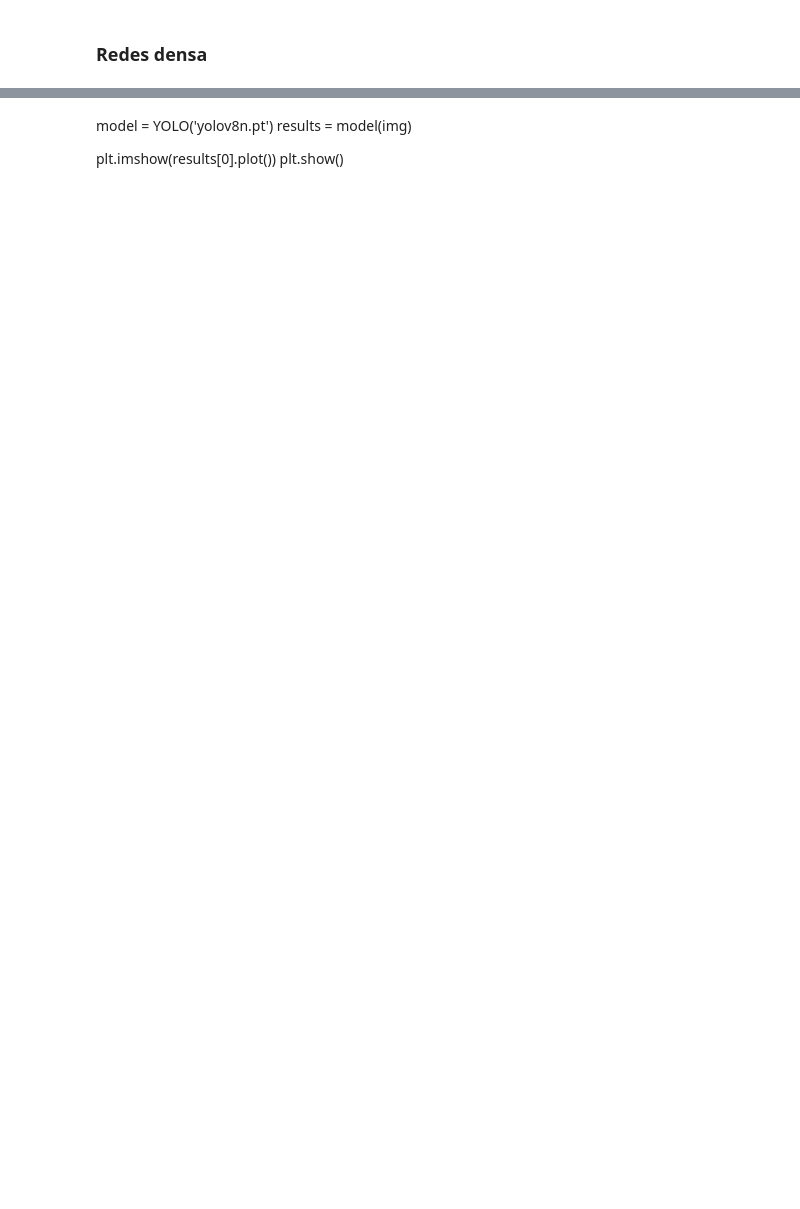
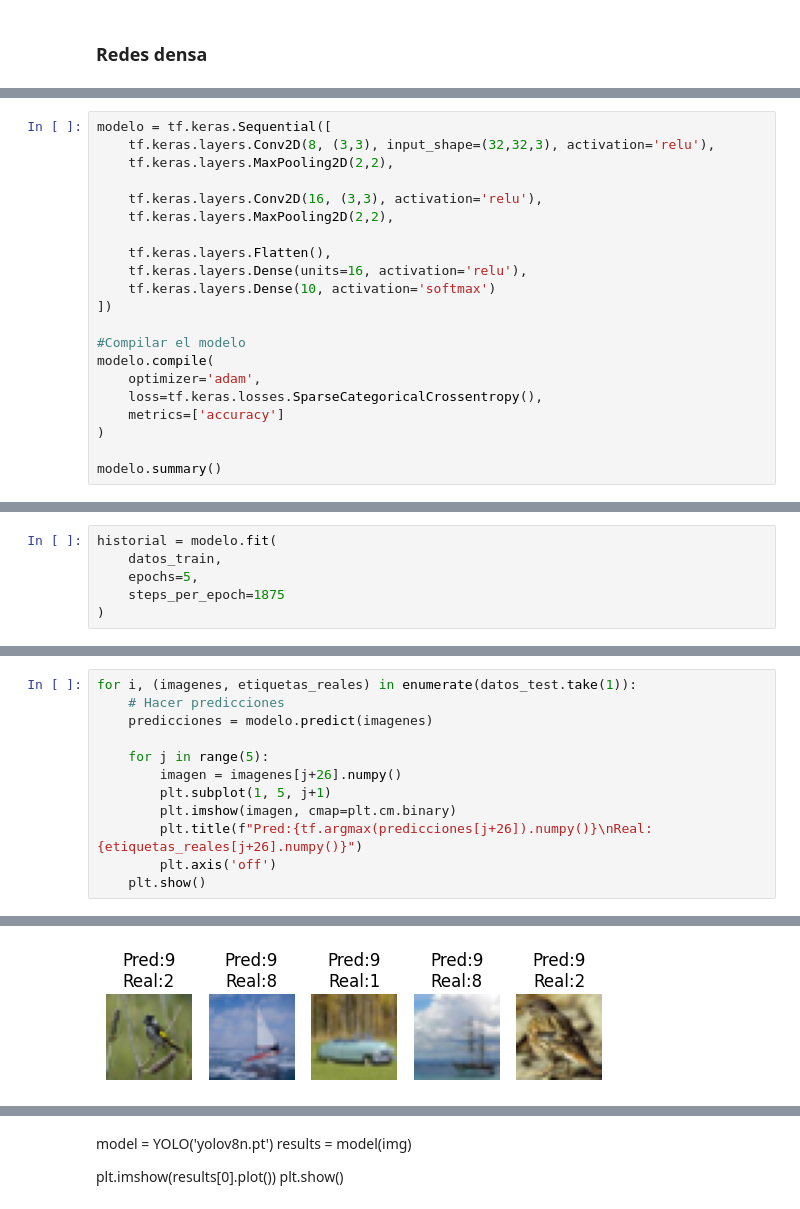
Before and after one commit to andres-merino/Minicurso-ProcesamientoImagenes, a Jupyter notebook: ProcesamientoImagenes.ipynb, the cells around one changed output, grey strips where cells are left out. Cells and saved outputs as stored; diff of their text form; blank space fills up the shorter version.

```diff
--- a/ProcesamientoImagenes.ipynb
+++ b/ProcesamientoImagenes.ipynb
@@ -248,0 +277,21 @@ TypeError: 'NoneType' object is not callable
+# %%
+modelo = tf.keras.Sequential([
+    tf.keras.layers.Conv2D(8, (3,3), input_shape=(32,32,3), activation='relu'),
+    tf.keras.layers.MaxPooling2D(2,2),
+
+    tf.keras.layers.Conv2D(16, (3,3), activation='relu'),
+    tf.keras.layers.MaxPooling2D(2,2),
+
+    tf.keras.layers.Flatten(),
+    tf.keras.layers.Dense(units=16, activation='relu'),
+    tf.keras.layers.Dense(10, activation='softmax')
+])
+
+#Compilar el modelo
+modelo.compile(
+    optimizer='adam',
+    loss=tf.keras.losses.SparseCategoricalCrossentropy(),
+    metrics=['accuracy']
+)
+
+modelo.summary()
@@ -248,0 +320,6 @@ TypeError: 'NoneType' object is not callable
+# %%
+historial = modelo.fit(
+    datos_train,
+    epochs=5,
+    steps_per_epoch=1875
+)
@@ -248,0 +337,13 @@ TypeError: 'NoneType' object is not callable
+# %%
+for i, (imagenes, etiquetas_reales) in enumerate(datos_test.take(1)):
+    # Hacer predicciones
+    predicciones = modelo.predict(imagenes)
+
+    for j in range(5):
+        imagen = imagenes[j+26].numpy()
+        plt.subplot(1, 5, j+1)
+        plt.imshow(imagen, cmap=plt.cm.binary)
+        plt.title(f"Pred:{tf.argmax(predicciones[j+26]).numpy()}\nReal:{etiquetas_reales[j+26].numpy()}")
+        plt.axis('off')
+    plt.show()
+# %% [output]
@@ -248,0 +352 @@ TypeError: 'NoneType' object is not callable
+[figure, added]
```
Also changed, not shown: parts of 18 cells of this notebook.
